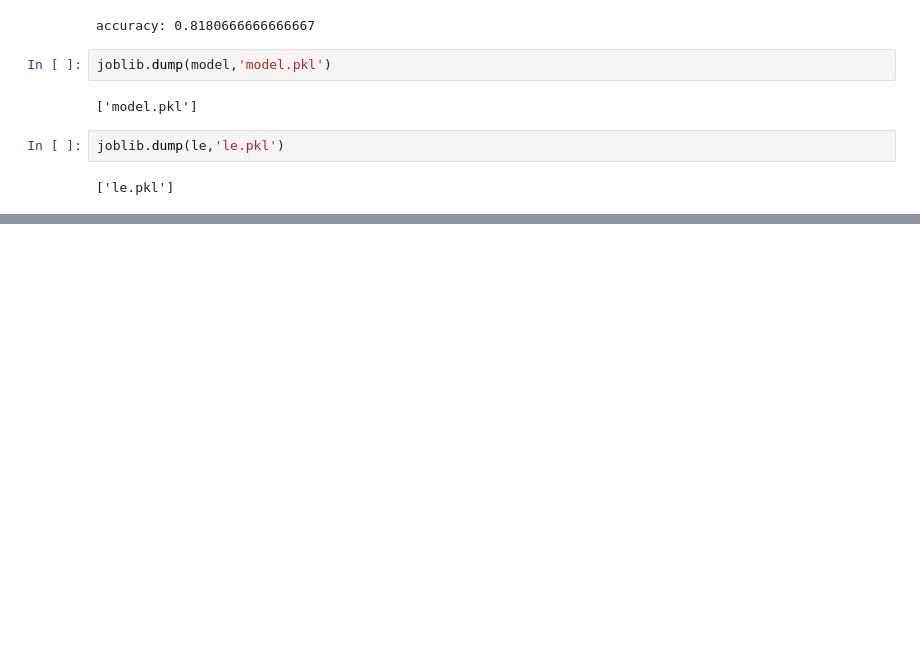
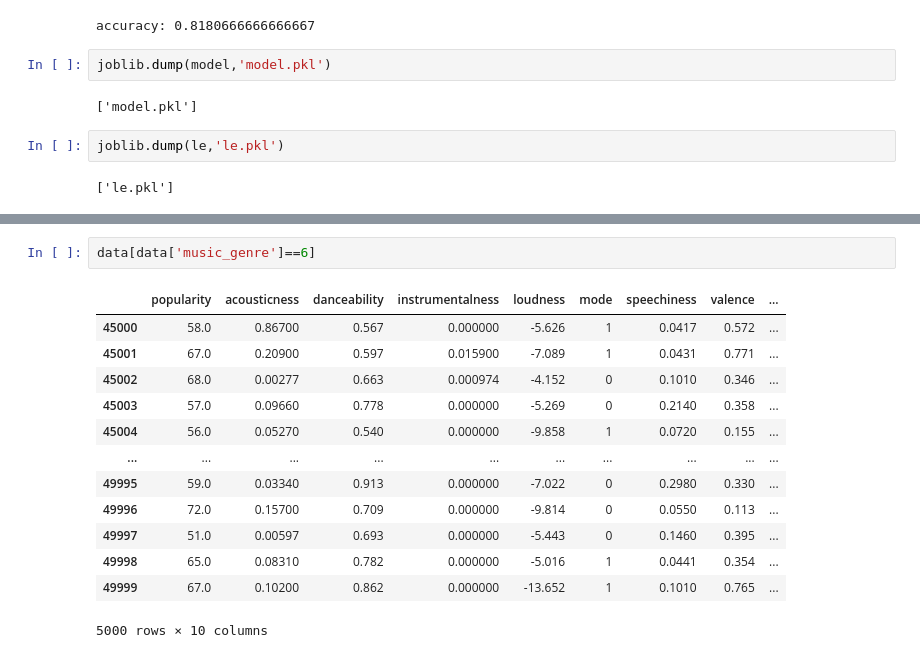
Before and after one commit to tofa19/DMML-Project, a Jupyter notebook: classify_music_genre.ipynb, the cells around one changed output, grey strips where cells are left out. Drawn from its saved outputs; the diff is of its cells as text; blank space fills up the shorter version.

```diff
--- a/classify_music_genre.ipynb
+++ b/classify_music_genre.ipynb
@@ -312,2 +345,18 @@ data[data['music_genre']=='classical']
+# %%
+data[data['music_genre']==6]
+# %% [output]
+|  | popularity | acousticness | danceability | instrumentalness | loudness | mode | speechiness | valence | ... |
+| 45000 | 58.0 | 0.86700 | 0.567 | 0.000000 | -5.626 | 1 | 0.0417 | 0.572 | ... |
+| 45001 | 67.0 | 0.20900 | 0.597 | 0.015900 | -7.089 | 1 | 0.0431 | 0.771 | ... |
+| 45002 | 68.0 | 0.00277 | 0.663 | 0.000974 | -4.152 | 0 | 0.1010 | 0.346 | ... |
+| 45003 | 57.0 | 0.09660 | 0.778 | 0.000000 | -5.269 | 0 | 0.2140 | 0.358 | ... |
+| 45004 | 56.0 | 0.05270 | 0.540 | 0.000000 | -9.858 | 1 | 0.0720 | 0.155 | ... |
+| ... | ... | ... | ... | ... | ... | ... | ... | ... | ... |
+| 49995 | 59.0 | 0.03340 | 0.913 | 0.000000 | -7.022 | 0 | 0.2980 | 0.330 | ... |
+| 49996 | 72.0 | 0.15700 | 0.709 | 0.000000 | -9.814 | 0 | 0.0550 | 0.113 | ... |
+| 49997 | 51.0 | 0.00597 | 0.693 | 0.000000 | -5.443 | 0 | 0.1460 | 0.395 | ... |
+| 49998 | 65.0 | 0.08310 | 0.782 | 0.000000 | -5.016 | 1 | 0.0441 | 0.354 | ... |
+| 49999 | 67.0 | 0.10200 | 0.862 | 0.000000 | -13.652 | 1 | 0.1010 | 0.765 | ... |
+5000 rows × 10 columns
 # %%
 # %% [output]
```
Also changed, not shown: parts of 7 cells of this notebook.
